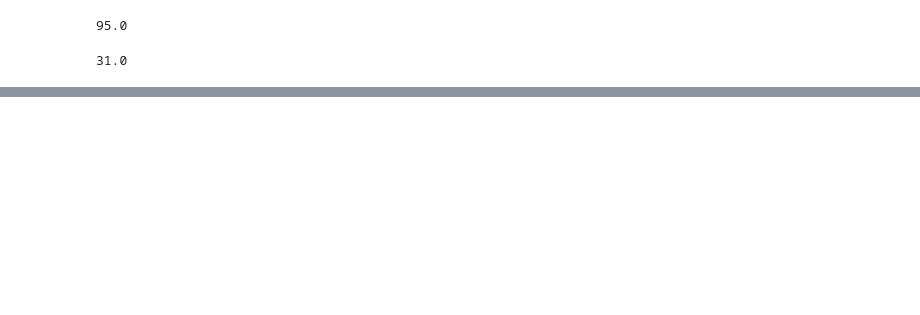
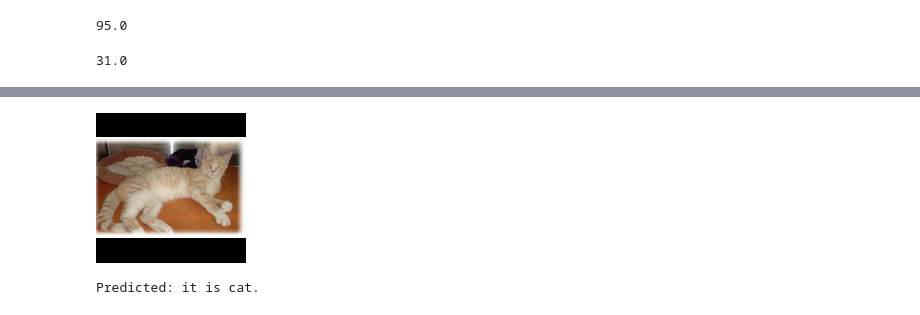
Before and after one commit to OlgaAlto/Image_Recognition, a Jupyter notebook: Images Recognition.ipynb, the cells around one changed output, grey strips where cells are left out. Saved outputs shown, nothing was run; the diff lists cells and outputs as text; code cells hidden in the pictures; blank space fills up the shorter version.

```diff
--- a/Images Recognition.ipynb
+++ b/Images Recognition.ipynb
@@ -362,0 +473,11 @@ plt.show()
+# %%
+Image.open('data/prediction/photos_for_prediction/602.jpg')
+# %% [output]
+[figure, added]
+# %%
+if np.argmax(result[1]) == 0:
+    print("Predicted: it is cat.")
+else:
+    print("Predicted: it is dog.")
+# %% [output]
+Predicted: it is cat.
```
Also changed, not shown: parts of 30 cells of this notebook.
